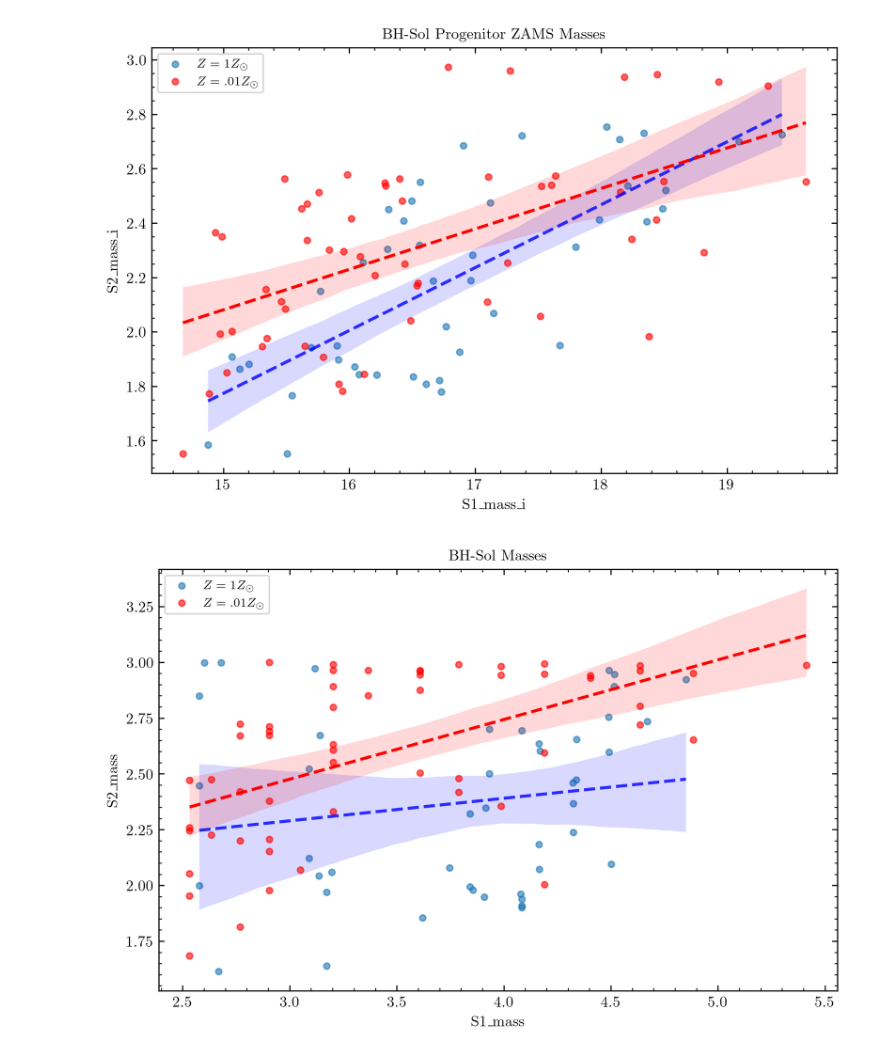
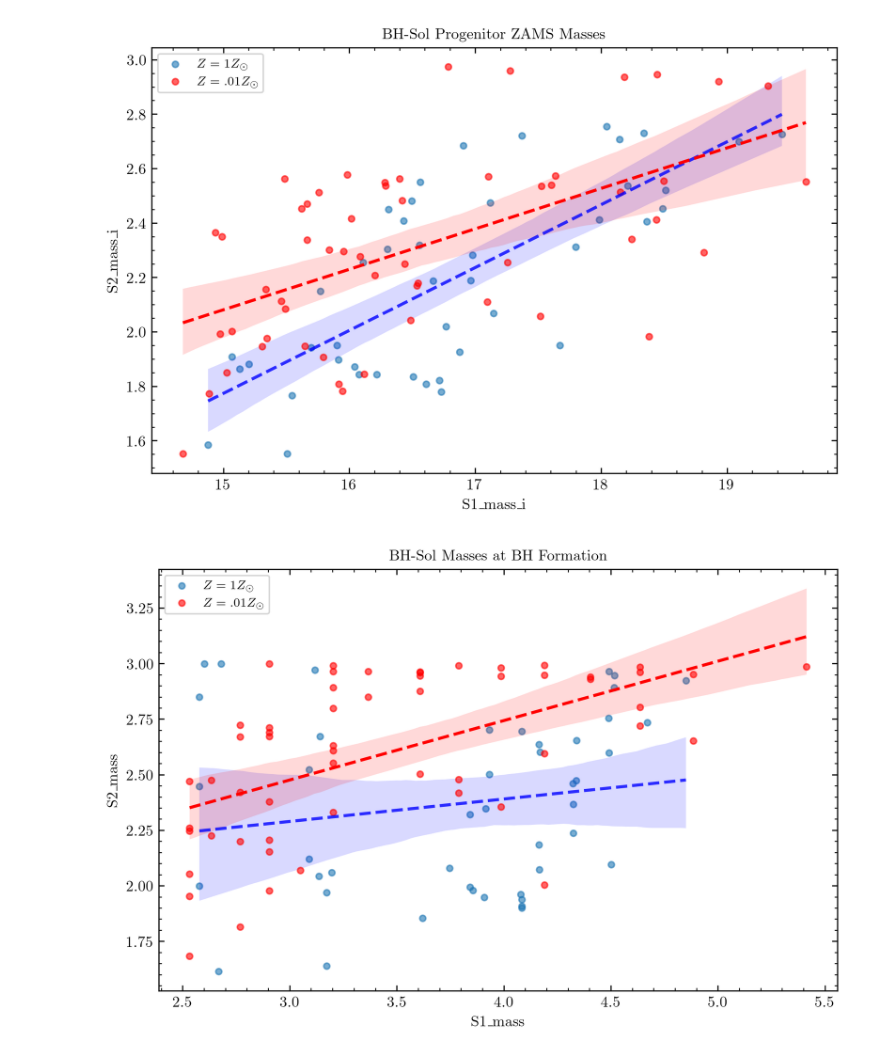
Before and after one commit to PiersonLip/solarBHs, a Jupyter notebook: Notebooks/BHSolGraphin.ipynb, the cells around one changed output. Drawn from its saved outputs; the diff is of its cells as text; code cells hidden in the pictures.

Commit message:
new graphers

```diff
--- a/Notebooks/BHSolGraphin.ipynb
+++ b/Notebooks/BHSolGraphin.ipynb
@@ -414,7 +414,7 @@ min       0.000000
 max       0.669528
 Name: eccentricity_f, dtype: float64
 # %%
-graphSave = Path.cwd().parent / 'Reports' /'3_23_26' / 'graphs'
+graphSave = Path.cwd().parent / 'Reports' /'4_10_26' / 'graphs'
 # %%
 # basicColHist(pOneline, 'eccentricity_i')
 # %%
@@ -587,25 +587,25 @@ plt.show()
 # %%
 fig, ax = plt.subplots(figsize=(8, 5))
 
 ci = 95
 
 x1,y1 = bhSolRows['S1_mass'],bhSolRows['S2_mass']
 x2,y2 = bhSolRows_02Z['S1_mass'],bhSolRows_02Z['S2_mass']
 
 sns.regplot(x=x1, y=y1, ci=ci, ax=ax,
             line_kws={"color": "blue", "linestyle": "--", "linewidth": 2, "alpha": .8},
             scatter_kws={"alpha": 0.6}, label=r"$Z = 1Z_{\odot}$")
 
 sns.regplot(x=x2, y=y2, ci=ci, ax=ax, color= 'red',
             line_kws={"color": "red", "linestyle": "--", "linewidth": 2},
             scatter_kws={"alpha": 0.6}, label=r"$Z = .01 Z_{\odot}$")
 
 
 plt.legend(frameon=True)
-plt.title('BH-Sol Masses')
+plt.title('BH-Sol Masses at BH Formation')
 
 plt.savefig(graphSave / 'ZsunVs_e02Zsun_BHSol_Masses.pgf', bbox_inches='tight')
 
 plt.show()
 # %% [output]
-[figure, old version]
+[figure, new version]
```
Also changed, not shown: parts of 2 cells of this notebook, 5 other files.
